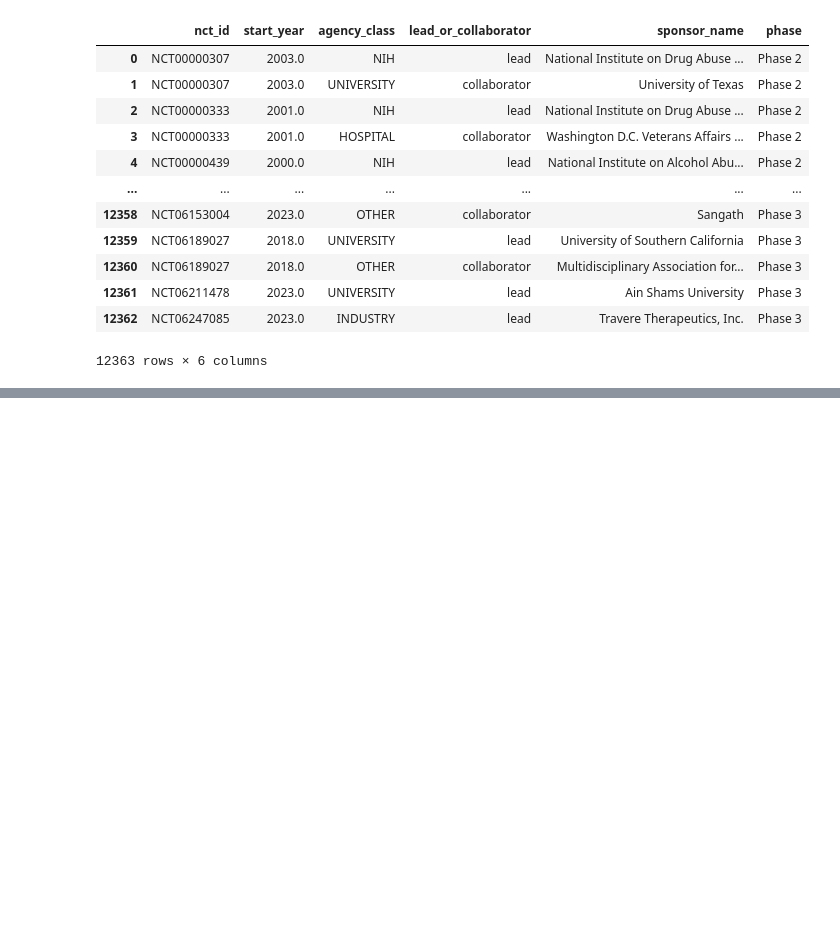
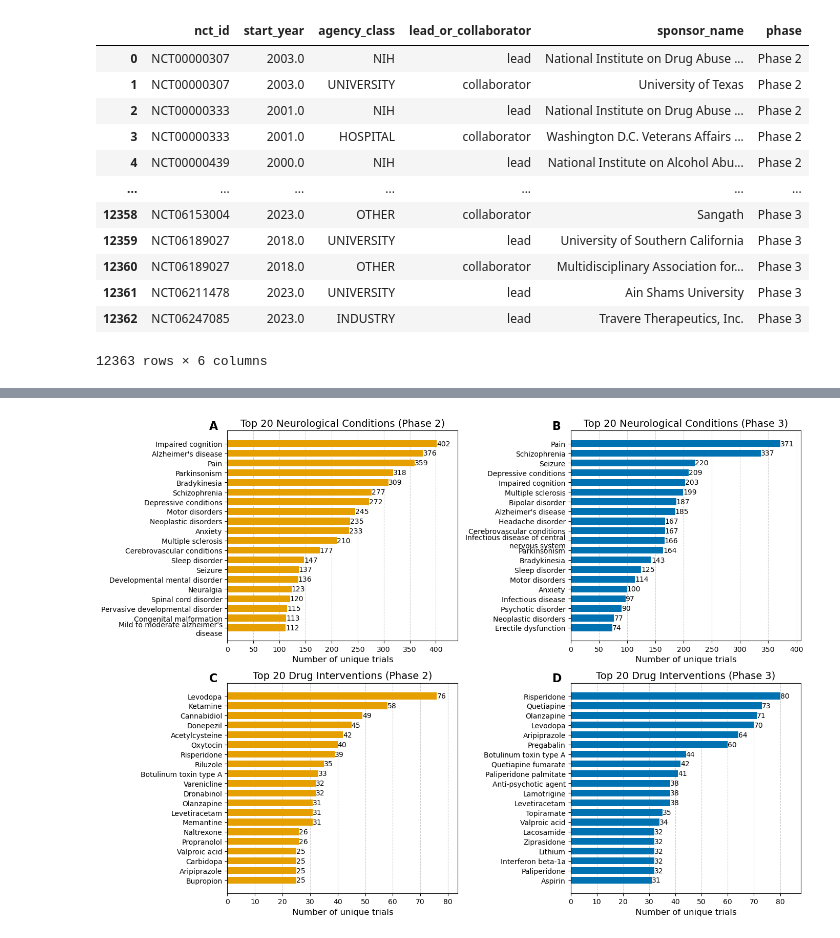
Before and after one commit to Ineichen-Group/NeuroTrialAnalysis, a Jupyter notebook: 08_Phase_2_vs_3.ipynb, the cells around one changed output, grey strips where cells are left out. Drawn from its saved outputs; the diff is of its cells as text; code cells hidden in the pictures; blank space fills up the shorter version.

```diff
--- a/08_Phase_2_vs_3.ipynb
+++ b/08_Phase_2_vs_3.ipynb
@@ -1098,0 +1175,54 @@ trial_sponsorship_metadata_p2_3
+# %%
+def plot_entity_frequency(ax, data, entity_column, title, phase, letter_ref='A', top_n=20):
+    """
+    Generates a horizontal bar chart for the frequency of entities (e.g., diseases, interventions)
+    and plots it on the given Axes object.
+
+    Parameters:
+    ax (matplotlib.axes.Axes): The Axes object where the plot will be drawn.
+    data (pd.DataFrame): The input dataframe containing 'nct_id' and the specified entity column.
+    entity_column (str): The column name in the dataframe representing the entities (e.g., diseases, interventions).
+    title (str): The title for the subplot.
+    top_n (int): The number of top items to display in the chart. Default is 20.
+    """
+    phase_colors = {'Phase 2': '#E69F00', 'Phase 3': '#0072B2'}
+
+    # Keeping only unique nct_id, entity pairs
+    unique_pairs = data[['nct_id', entity_column]].drop_duplicates()
+
+    # Counting the number of nct_ids per entity type
+    entity_counts_all = unique_pairs[entity_column].value_counts()
+    entity_counts = entity_counts_all.sort_values(ascending=True).tail(top_n)
+
+    # Create a horizontal bar chart for the top N data types
+    bars = ax.barh(entity_counts.index, entity_counts, zorder=2, height=0.7, color=phase_colors[phase])
+
+    # Add labels to each bar
+    for bar in bars:
+        width = bar.get_width()
+        ax.text(width, bar.get_y() + bar.get_height() / 2, f'{width}', va='center', fontsize=10)
+
+    ax.tick_params(axis='y', labelsize=10)
+    ax.tick_params(axis='x', labelsize=10)
+    ax.grid(axis='x', linestyle='--', alpha=0.6, zorder=1)
+    ax.set_xlabel('Number of unique trials', fontsize=12)
+    ax.set_title(title, fontsize=14)
+    ax.set_xlim(0, max(entity_counts) + max(entity_counts) / 10)
+    ax.text(-0.08, 1.05, letter_ref, transform=ax.transAxes, fontsize=16, fontweight="bold", va="top", ha="left")
+
+
+df = annotations.copy()
+
+# Create a 2x2 subplot figure
+fig, axes = plt.subplots(2, 2, figsize=(14, 10))
+
+plot_entity_frequency(axes[0, 0], df[df['phase'] == 'Phase 2'], 'Neurological Condition', 'Top 20 Neurological Conditions (Phase 2)', 'Phase 2')
+plot_entity_frequency(axes[0, 1], df[df['phase'] == 'Phase 3'], 'Neurological Condition', 'Top 20 Neurological Conditions (Phase 3)', 'Phase 3', letter_ref='B')
+plot_entity_frequency(axes[1, 0], df[df['phase'] == 'Phase 2'], 'Drug Intervention', 'Top 20 Drug Interventions (Phase 2)', 'Phase 2', letter_ref='C')
+plot_entity_frequency(axes[1, 1], df[df['phase'] == 'Phase 3'], 'Drug Intervention', 'Top 20 Drug Interventions (Phase 3)', 'Phase 3', letter_ref='D')
+
+plt.tight_layout()
+plt.savefig(viz_path / "top_20_disease_drugs_per_phases.pdf")
+plt.show()
+# %% [output]
+[figure, added]
```
Also changed, not shown: parts of 10 cells of this notebook.
